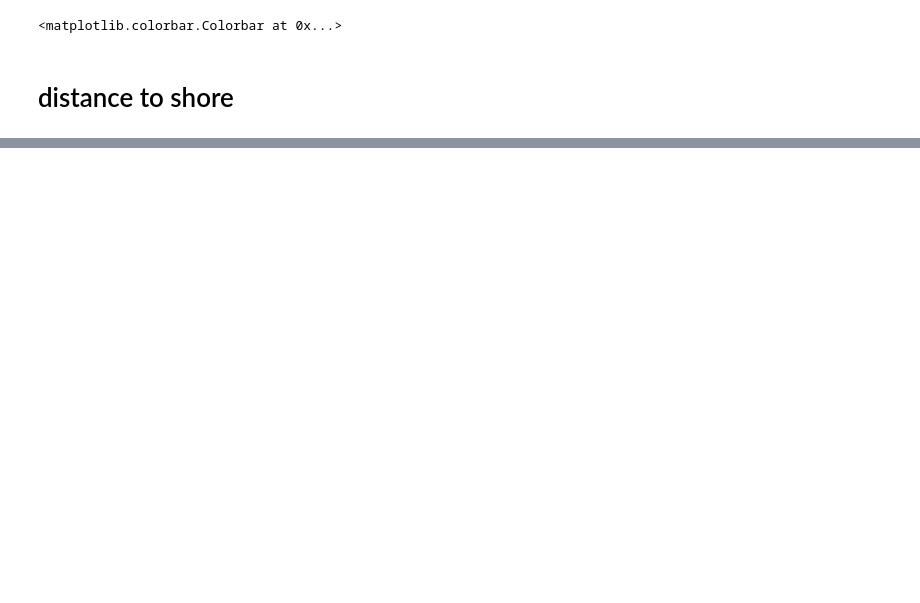
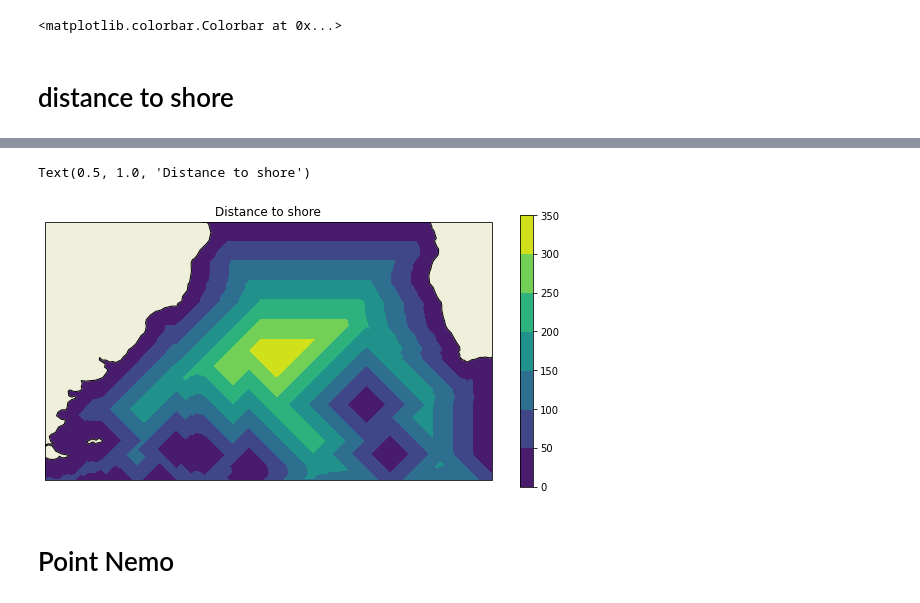
Before and after one commit to OceanParcels/BayesianAnalysis_SouthAtlantic, a Jupyter notebook: notebooks/detecting_coastal_cells_(edge-dectection).ipynb, the cells around one changed output, grey strips where cells are left out. Drawn from its saved outputs; the diff is of its cells as text; code cells hidden in the pictures; blank space fills up the shorter version.

```diff
--- a/notebooks/detecting_coastal_cells_(edge-dectection).ipynb
+++ b/notebooks/detecting_coastal_cells_(edge-dectection).ipynb
@@ -29,3 +32,11 @@ indices = {'lat': range(1, 900), 'lon': range(1284, 2460)}
+# %%
+datafile = Dataset(file_path)
+
+landmask = datafile.variables['uo'][0, 0, indices['lat'], indices['lon']]
+landmask = np.ma.masked_invalid(landmask)
+lat = datafile.variables['latitude'][indices['lat']].data
+lon = datafile.variables['longitude'][indices['lon']].data
+x,y = np.meshgrid(lon, lat)
 # %%
 def make_landmask(fielddata, indices):
     """Returns landmask where land = 1 and ocean = 0
@@ -183,5 +194,18 @@ def distance(landmask, iterations=20, dx=1):
         landmask_i += ci
         dist += ci*(i+1)
     return dist*dx
+# %%
+def distance2(landmask, dx=1):
+    ci = get_coastal_cells(landmask)
+    landmask_i = landmask + ci
+    dist = ci
+    i = 0
+
+    while i < dist.max():
+        ci = get_coastal_cells(landmask_i)
+        landmask_i += ci
+        dist += ci*(i+2)
+        i += 1
+    return dist*dx
 # %%
-c100 = distance(landmask)
+c100 = distance2(landmask)
@@ -195,0 +212,22 @@ plt.colorbar()
+# %%
+fig,ax = plt.subplots(figsize=(10,5),
+                      subplot_kw={'projection': ccrs.PlateCarree()})
+
+gl = ax.gridlines(crs=ccrs.PlateCarree(), draw_labels=True,
+                  linewidth=2, color='gray', alpha=0.5, linestyle='--')
+gl.top_labels = False
+gl.right_labels = False
+ax = plt.axes(projection=ccrs.PlateCarree())
+ax.set_extent((-70, 25, -60, -5), crs=ccrs.PlateCarree())
+
+ax.add_feature(cfeature.LAND, zorder=1)
+ax.add_feature(cfeature.COASTLINE)
+
+im = ax.contourf(x, y, c100)
+plt.colorbar(im)
+ax.set_title('Distance to shore')
+# %% [output]
+Text(0.5, 1.0, 'Distance to shore')
+[figure, added]
+# %% [markdown]
+# Point Nemo
```
Also changed, not shown: parts of 9 cells of this notebook, 3 other files.
